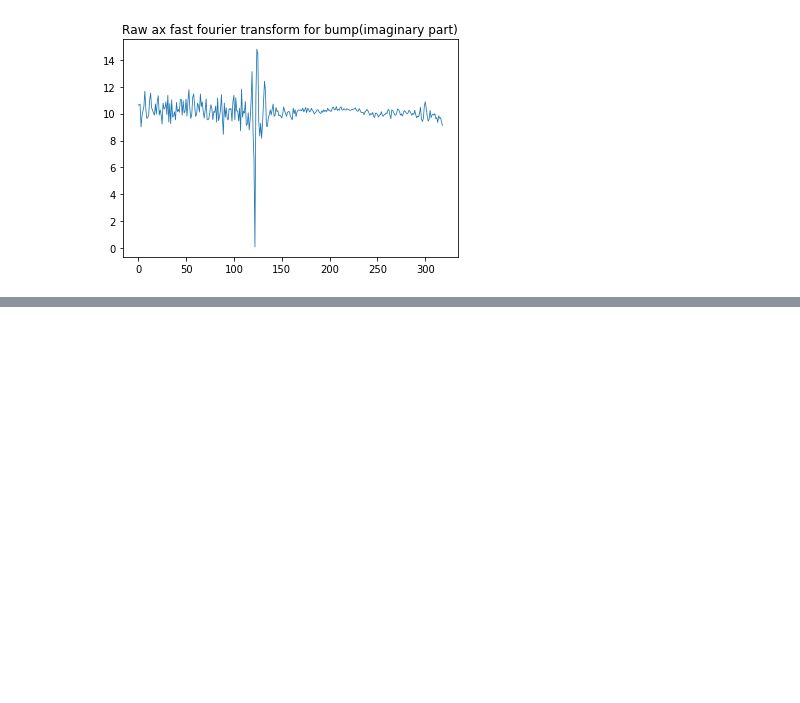
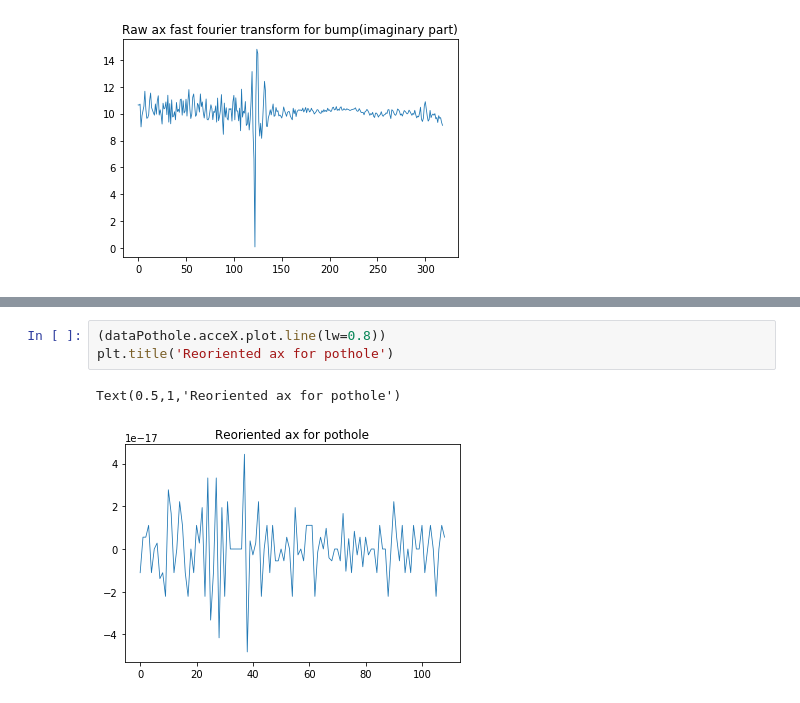
Before and after one commit to codemogroup/PythonGraphs, a Jupyter notebook: graphsFor_iRoads.ipynb, the cells around one changed output, grey strips where cells are left out. Drawn from its saved outputs; the diff is of its cells as text; blank space fills up the shorter version.

```diff
--- a/graphsFor_iRoads.ipynb
+++ b/graphsFor_iRoads.ipynb
@@ -285,0 +313,6 @@ Text(0.5,1,'Raw ax fast fourier transform for bump(imaginary part)')
+# %%
+(dataPothole.acceX.plot.line(lw=0.8))
+plt.title('Reoriented ax for pothole')
+# %% [output]
+Text(0.5,1,'Reoriented ax for pothole')
+[figure, added]
```
Also changed, not shown: parts of 31 cells of this notebook.
